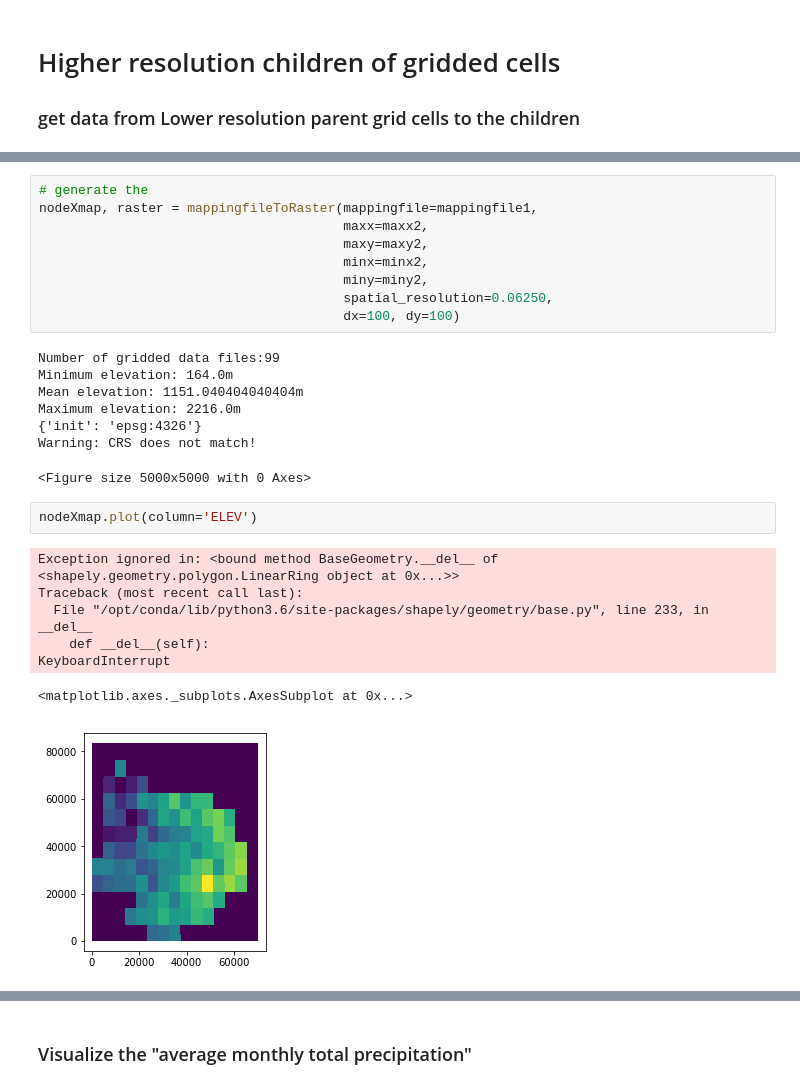
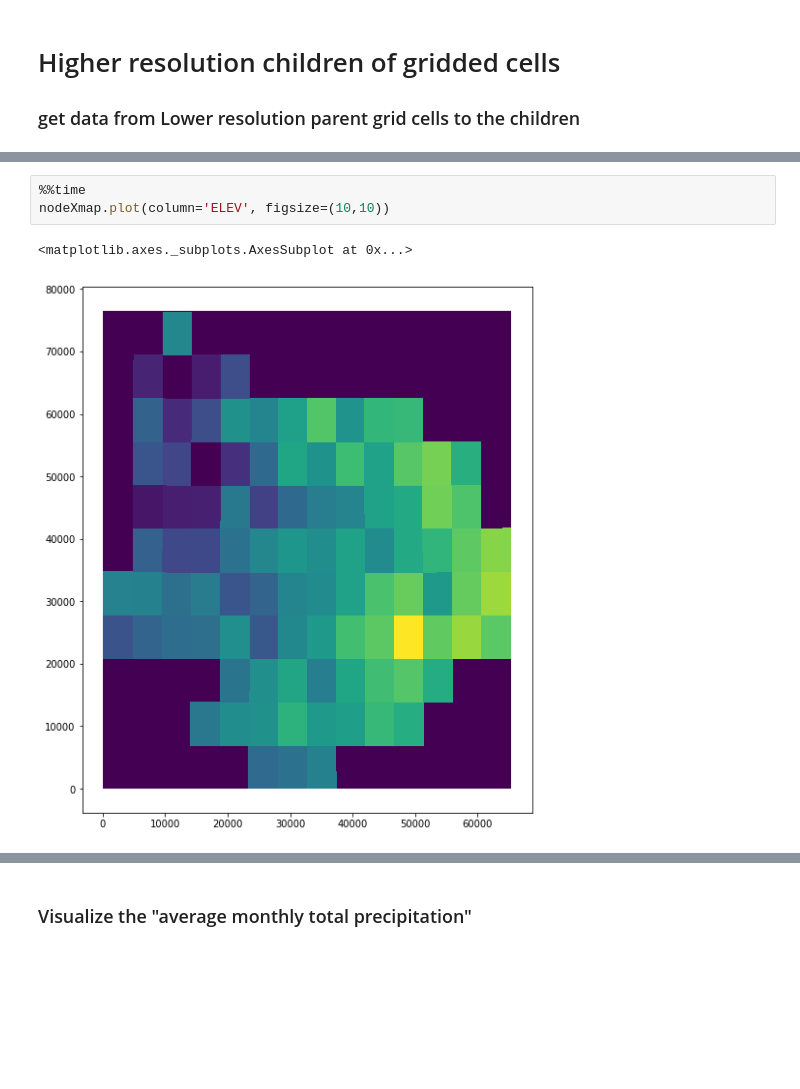
Before and after one commit to Freshwater-Initiative/Observatory, a Jupyter notebook: tutorials/Observatory_usecase7_xmapLandlab.ipynb, the cells around one changed output, grey strips where cells are left out. Drawn from its saved outputs; the diff is of its cells as text; blank space fills up the shorter version.

```diff
--- a/tutorials/Observatory_usecase7_xmapLandlab.ipynb
+++ b/tutorials/Observatory_usecase7_xmapLandlab.ipynb
@@ -477,30 +489,9 @@ nodeXmap[pd.notnull(nodeXmap['FID'])]
-# %%
-# generate the
-nodeXmap, raster = mappingfileToRaster(mappingfile=mappingfile1,
-                                       maxx=maxx2,
-                                       maxy=maxy2,
-                                       minx=minx2,
-                                       miny=miny2,
-                                       spatial_resolution=0.06250,
-                                       dx=100, dy=100)
-# %% [output]
-Number of gridded data files:99
-Minimum elevation: 164.0m
-Mean elevation: 1151.040404040404m
-Maximum elevation: 2216.0m
-{'init': 'epsg:4326'}
-Warning: CRS does not match!
-<Figure size 5000x5000 with 0 Axes>
 # %%
-nodeXmap.plot(column='ELEV')
+%%time
+nodeXmap.plot(column='ELEV', figsize=(10,10))
 # %% [output]
-Exception ignored in: <bound method BaseGeometry.__del__ of <shapely.geometry.polygon.LinearRing object at 0x...>>
-Traceback (most recent call last):
-  File "/opt/conda/lib/python3.6/site-packages/shapely/geometry/base.py", line 233, in __del__
-    def __del__(self):
-KeyboardInterrupt
+<matplotlib.axes._subplots.AxesSubplot at 0x...>
-<matplotlib.axes._subplots.AxesSubplot at 0x...>
-[figure, old version]
+[figure, new version]
 # %%
 vector = ogh.rasterVector(vardf=ltm['meanbymonthsum_PREC_sp_WRF_NNRP_noBC_1970_1979'],
                           vardf_dateindex=3,
```
Also changed, not shown: parts of 19 cells of this notebook, 1 other file.
